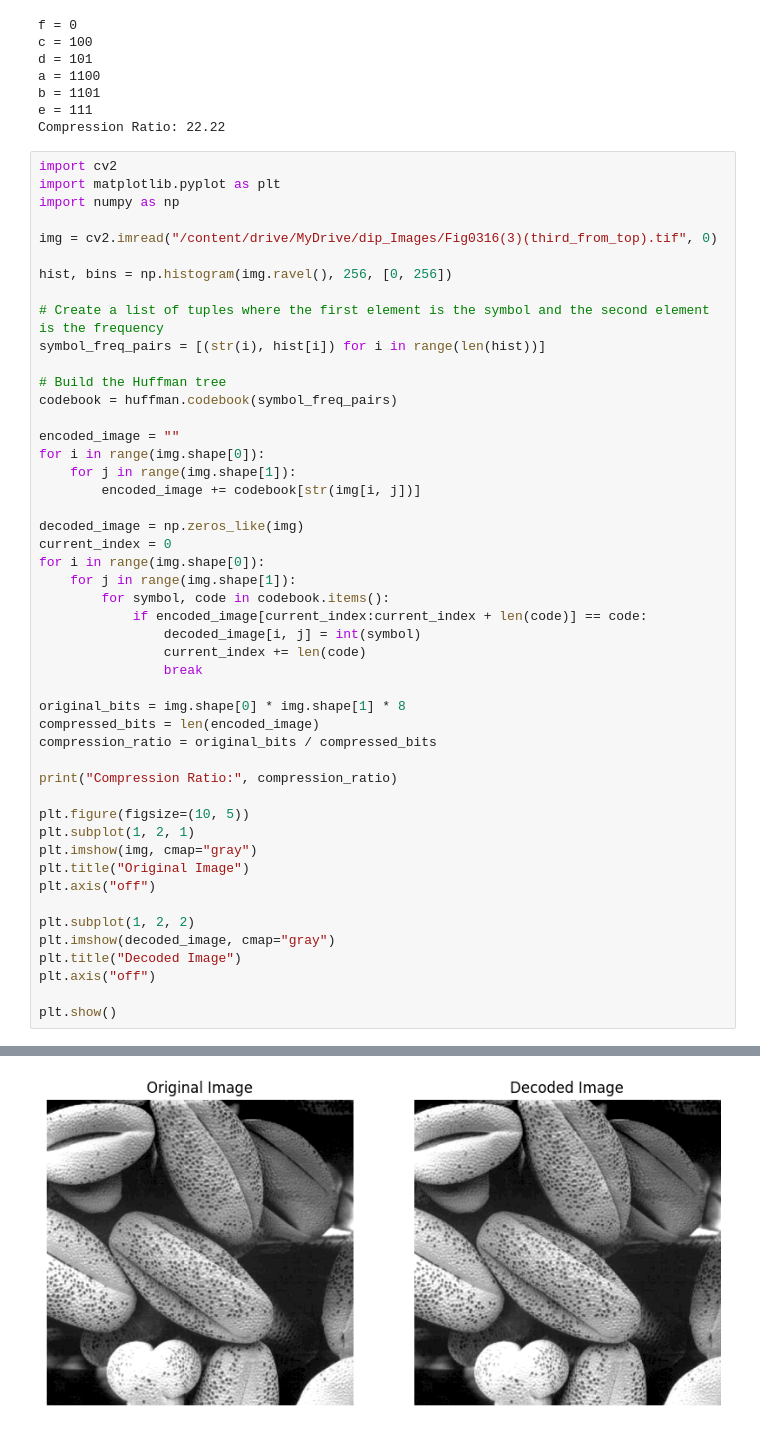
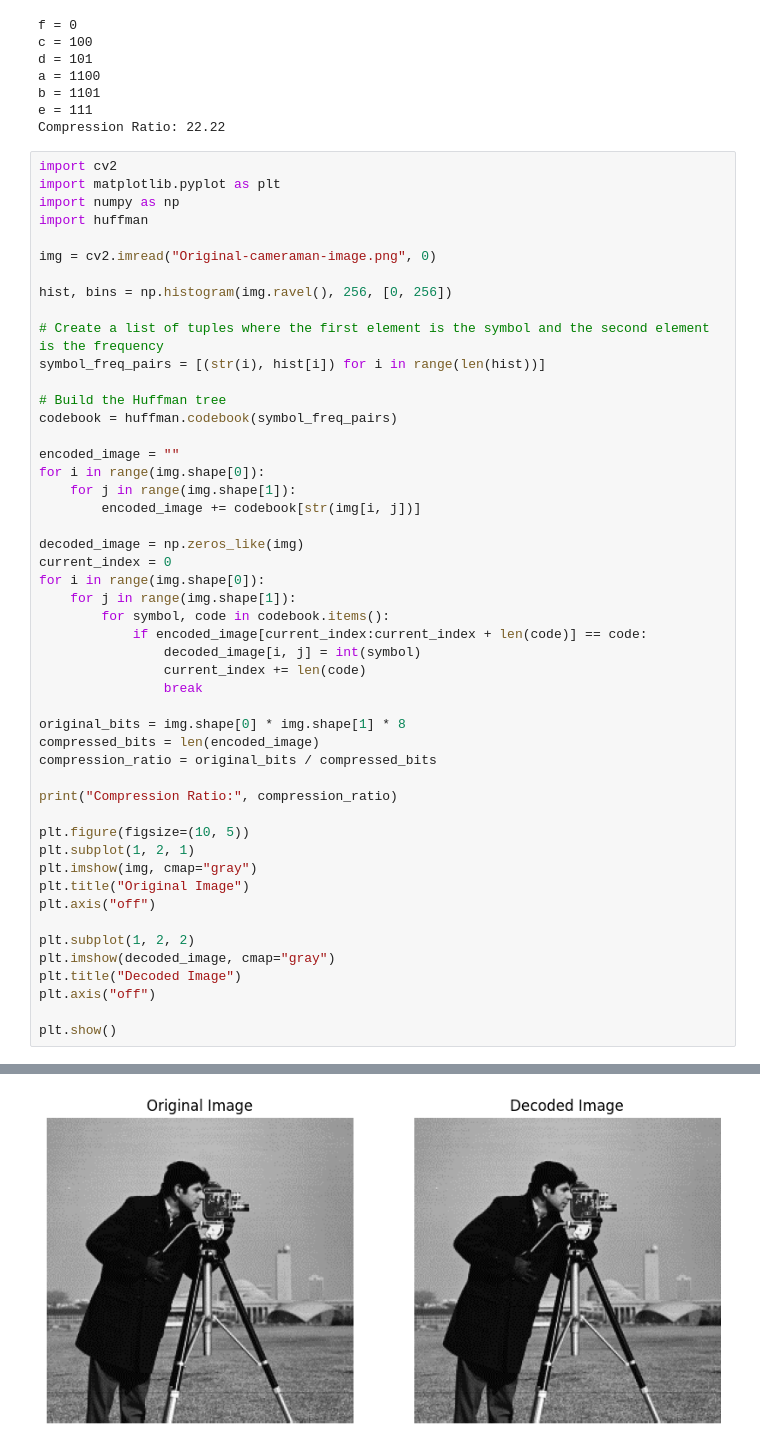
Before and after one commit to parth3120/dip, a Jupyter notebook: practicals/p9.ipynb, the cells around one changed output, grey strips where cells are left out. Saved outputs shown, nothing was run; the diff lists cells and outputs as text.

```diff
--- a/practicals/p9.ipynb
+++ b/practicals/p9.ipynb
@@ -106,8 +105,9 @@ Compression Ratio: 22.22
 import cv2
 import matplotlib.pyplot as plt
 import numpy as np
+import huffman
 
-img = cv2.imread("/content/drive/MyDrive/dip_Images/Fig0316(3)(third_from_top).tif", 0)
+img = cv2.imread("Original-cameraman-image.png", 0)
 
 hist, bins = np.histogram(img.ravel(), 256, [0, 256])
 
@@ -155 +155 @@ Compression Ratio: 1.1120984073638709
-[figure, old version]
+[figure, new version]
```
Also changed, not shown: parts of 2 cells of this notebook, 3 other files.
